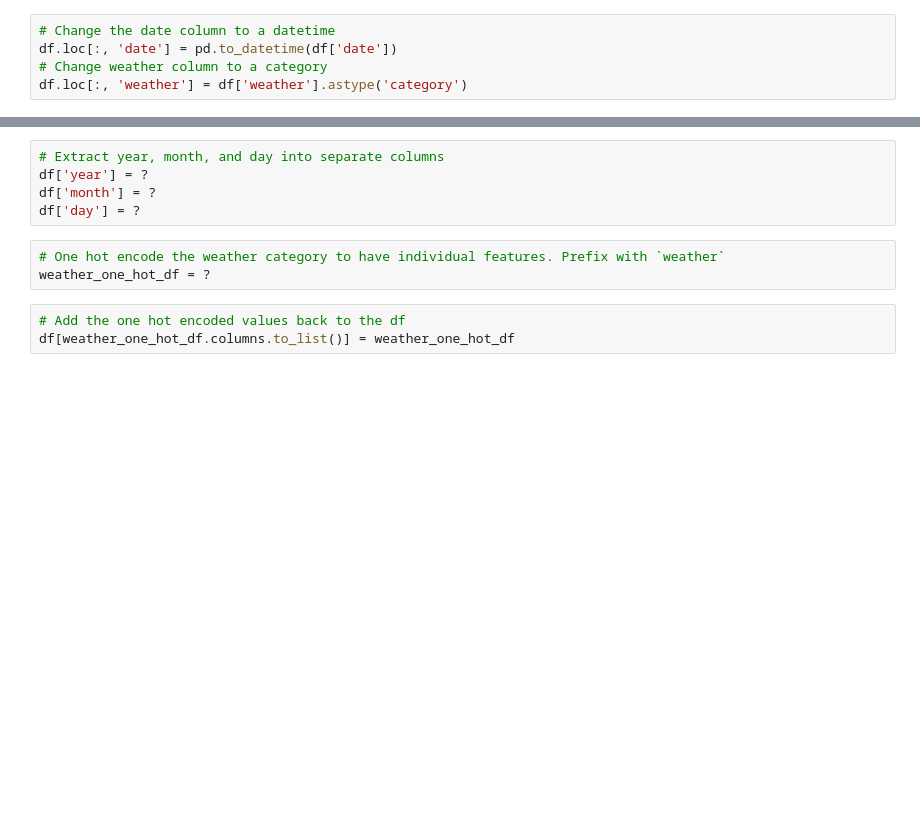
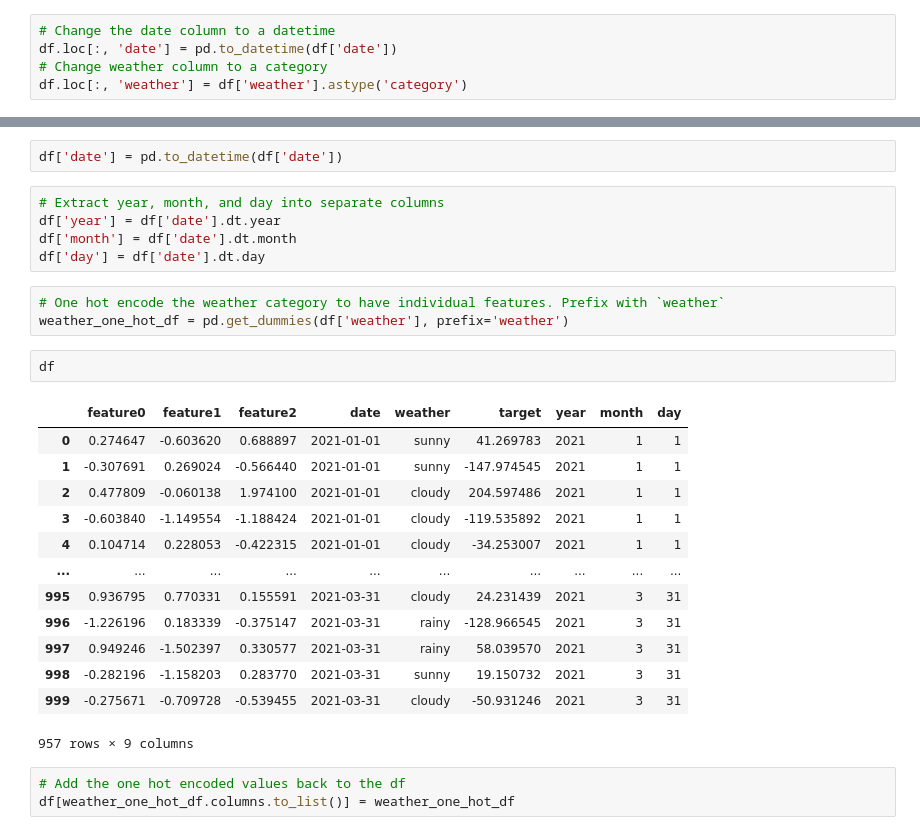
Before and after one commit to OmarAshraf01/cd0385-exercise-files, a Jupyter notebook: model-deployment-workflow/concept2_data_cleaning_feature_engineering/starter/02_exercise_starter.ipynb, the cells around one changed output, grey strips where cells are left out. Cells and saved outputs as stored; diff of their text form; blank space fills up the shorter version.

```diff
--- a/model-deployment-workflow/concept2_data_cleaning_feature_engineering/starter/02_exercise_starter.ipynb
+++ b/model-deployment-workflow/concept2_data_cleaning_feature_engineering/starter/02_exercise_starter.ipynb
@@ -62,11 +78,29 @@ df.loc[:, 'weather'] = df['weather'].astype('category')
+# %%
+df['date'] = pd.to_datetime(df['date'])
 # %%
 # Extract year, month, and day into separate columns
-df['year'] = ?
-df['month'] = ?
-df['day'] = ?
+df['year'] = df['date'].dt.year
+df['month'] = df['date'].dt.month
+df['day'] = df['date'].dt.day
 # %%
 # One hot encode the weather category to have individual features. Prefix with `weather`
-weather_one_hot_df = ?
+weather_one_hot_df = pd.get_dummies(df['weather'], prefix='weather')
+# %%
+df
+# %% [output]
+|  | feature0 | feature1 | feature2 | date | weather | target | year | month | day |
+| 0 | 0.274647 | -0.603620 | 0.688897 | 2021-01-01 | sunny | 41.269783 | 2021 | 1 | 1 |
+| 1 | -0.307691 | 0.269024 | -0.566440 | 2021-01-01 | sunny | -147.974545 | 2021 | 1 | 1 |
+| 2 | 0.477809 | -0.060138 | 1.974100 | 2021-01-01 | cloudy | 204.597486 | 2021 | 1 | 1 |
+| 3 | -0.603840 | -1.149554 | -1.188424 | 2021-01-01 | cloudy | -119.535892 | 2021 | 1 | 1 |
+| 4 | 0.104714 | 0.228053 | -0.422315 | 2021-01-01 | cloudy | -34.253007 | 2021 | 1 | 1 |
+| ... | ... | ... | ... | ... | ... | ... | ... | ... | ... |
+| 995 | 0.936795 | 0.770331 | 0.155591 | 2021-03-31 | cloudy | 24.231439 | 2021 | 3 | 31 |
+| 996 | -1.226196 | 0.183339 | -0.375147 | 2021-03-31 | rainy | -128.966545 | 2021 | 3 | 31 |
+| 997 | 0.949246 | -1.502397 | 0.330577 | 2021-03-31 | rainy | 58.039570 | 2021 | 3 | 31 |
+| 998 | -0.282196 | -1.158203 | 0.283770 | 2021-03-31 | sunny | 19.150732 | 2021 | 3 | 31 |
+| 999 | -0.275671 | -0.709728 | -0.539455 | 2021-03-31 | cloudy | -50.931246 | 2021 | 3 | 31 |
+957 rows × 9 columns
 # %%
 # Add the one hot encoded values back to the df
 df[weather_one_hot_df.columns.to_list()] = weather_one_hot_df
```
Also changed, not shown: parts of 8 cells of this notebook.
